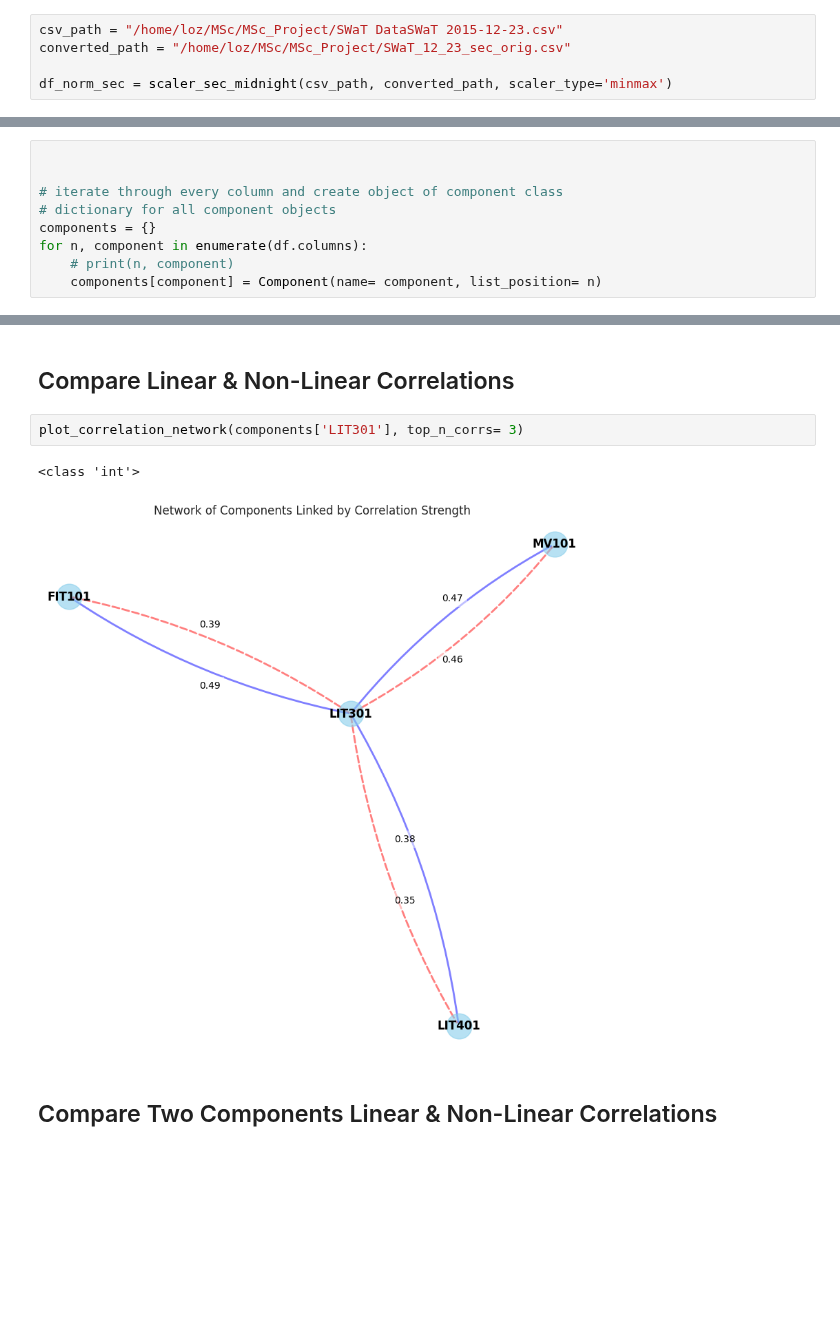
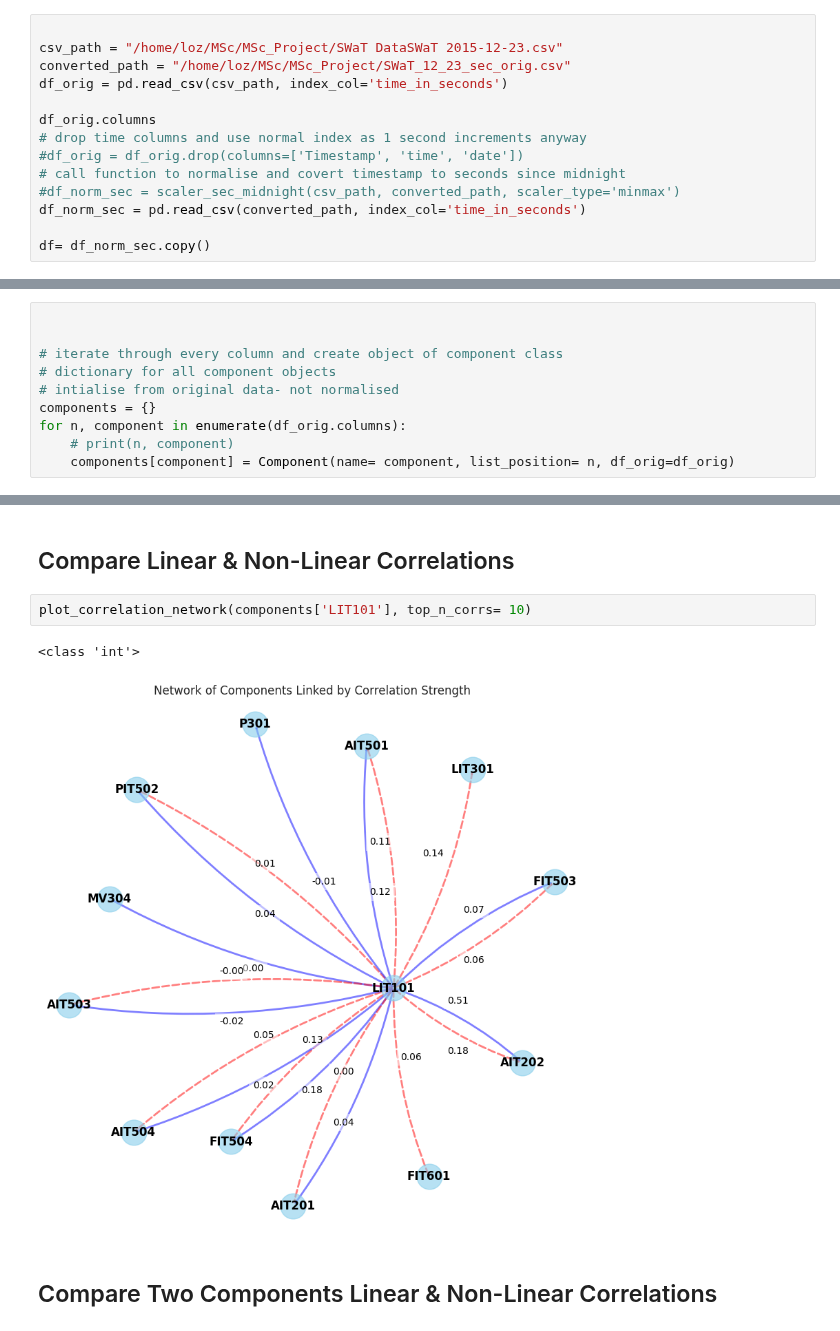
Before and after one commit to lozferatu/MSc-Project, a Jupyter notebook: final_code/first_exploration.ipynb, the cells around one changed output, grey strips where cells are left out. Saved outputs shown, nothing was run; the diff lists cells and outputs as text; blank space fills up the shorter version.

```diff
--- a/final_code/first_exploration.ipynb
+++ b/final_code/first_exploration.ipynb
@@ -81,5 +49,14 @@ df_normalised = pd.DataFrame(df_normalised, columns=df_seconds.columns)
 # %%
+
 csv_path = "/home/loz/MSc/MSc_Project/SWaT DataSWaT 2015-12-23.csv"
 converted_path = "/home/loz/MSc/MSc_Project/SWaT_12_23_sec_orig.csv"
+df_orig = pd.read_csv(csv_path, index_col='time_in_seconds')
 
-df_norm_sec = scaler_sec_midnight(csv_path, converted_path, scaler_type='minmax')
+df_orig.columns
+# drop time columns and use normal index as 1 second increments anyway
+#df_orig = df_orig.drop(columns=['Timestamp', 'time', 'date'])
+# call function to normalise and covert timestamp to seconds since midnight
+#df_norm_sec = scaler_sec_midnight(csv_path, converted_path, scaler_type='minmax')
+df_norm_sec = pd.read_csv(converted_path, index_col='time_in_seconds')
+
+df= df_norm_sec.copy()
@@ -139,7 +149,8 @@ type(time[0])
 
 # iterate through every column and create object of component class
 # dictionary for all component objects
+# intialise from original data- not normalised
 components = {}
-for n, component in enumerate(df.columns):
+for n, component in enumerate(df_orig.columns):
     # print(n, component)
-    components[component] = Component(name= component, list_position= n)
+    components[component] = Component(name= component, list_position= n, df_orig=df_orig)
@@ -269,10 +309,10 @@ strongest_correlations
 # %% [markdown]
 ## Compare Linear & Non-Linear Correlations
 # %%
-plot_correlation_network(components['LIT301'], top_n_corrs= 3)
+plot_correlation_network(components['LIT101'], top_n_corrs= 10)
 # %% [output]
 <class 'int'>
-[figure, old version]
+[figure, new version]
 # %% [markdown]
 ## Compare Two Components Linear & Non-Linear Correlations
 # %%
```
Also changed, not shown: parts of 27 cells of this notebook, 5 other files.
